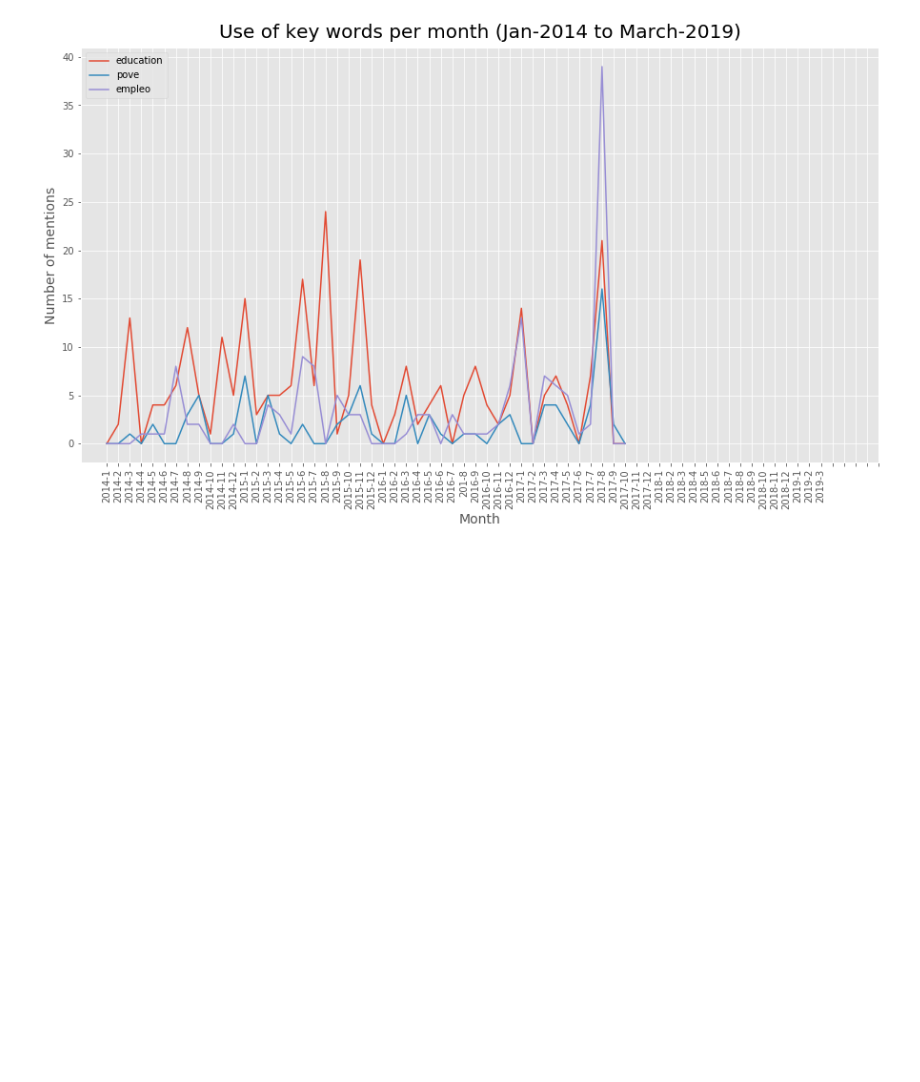
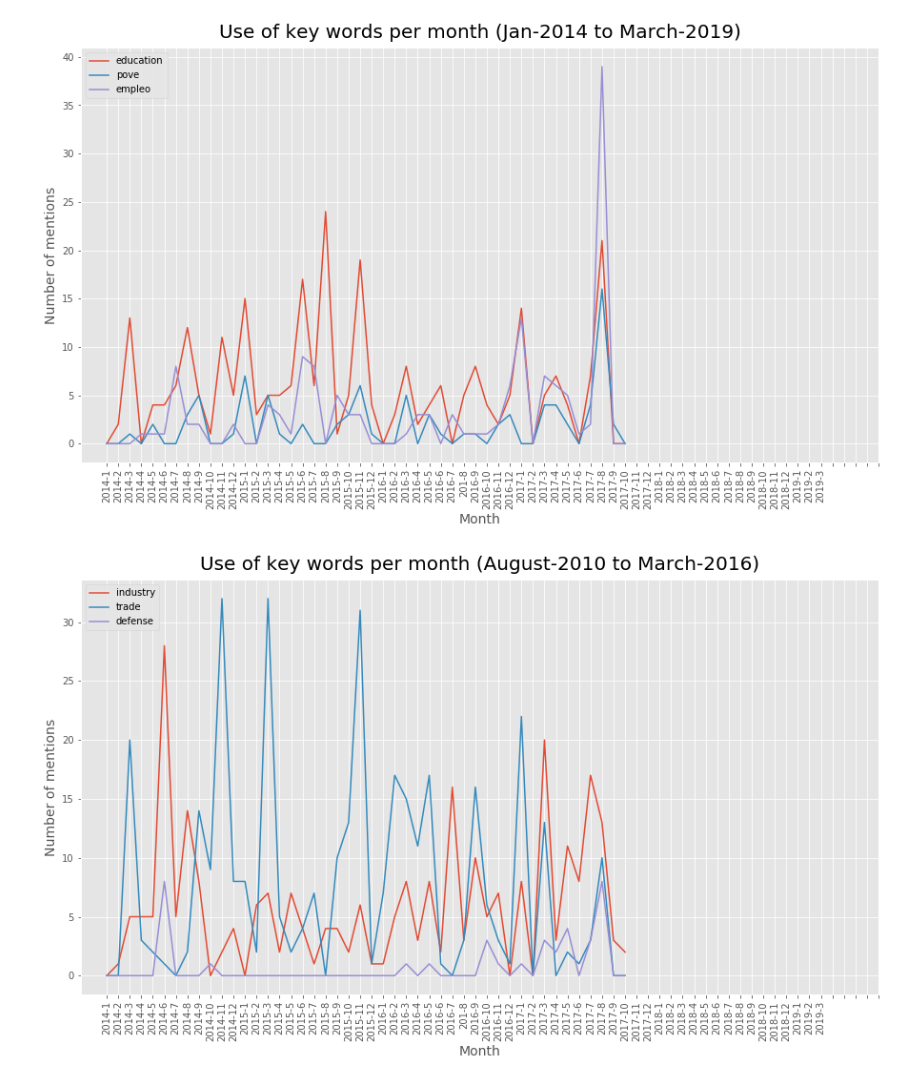
Before and after one commit to katreparitosh/Discourse-Analytics-of-Political-Speech-Transcripts, a Jupyter notebook: Code/Analysis/Analysis.ipynb, the cells around one changed output. Saved outputs shown, nothing was run; the diff lists cells and outputs as text; code cells hidden in the pictures; blank space fills up the shorter version.

```diff
--- a/Code/Analysis/Analysis.ipynb
+++ b/Code/Analysis/Analysis.ipynb
@@ -448,3 +448,17 @@ plt.xticks(range(68), labels, rotation='vertical')
 plt.legend(['education','pove','empleo'], loc='upper left');
 # %% [output]
 [figure]
+# %%
+industry_by_month.plot()
+trade_by_month.plot()
+defense_by_month.plot()
+
+plt.title("Use of key words per month (August-2010 to March-2016)", fontdict={'fontsize': 20,\
+                                                                                'verticalalignment': 'bottom'})
+plt.ylabel("Number of mentions", fontdict={'fontsize': 14})
+plt.xlabel("Month", fontdict={'fontsize': 14})
+labels = month_labels
+plt.xticks(range(68), labels, rotation='vertical')
+plt.legend(['industry','trade','defense'], loc='upper left');
+# %% [output]
+[figure, added]
```
Also changed, not shown: parts of 1 cell of this notebook.
